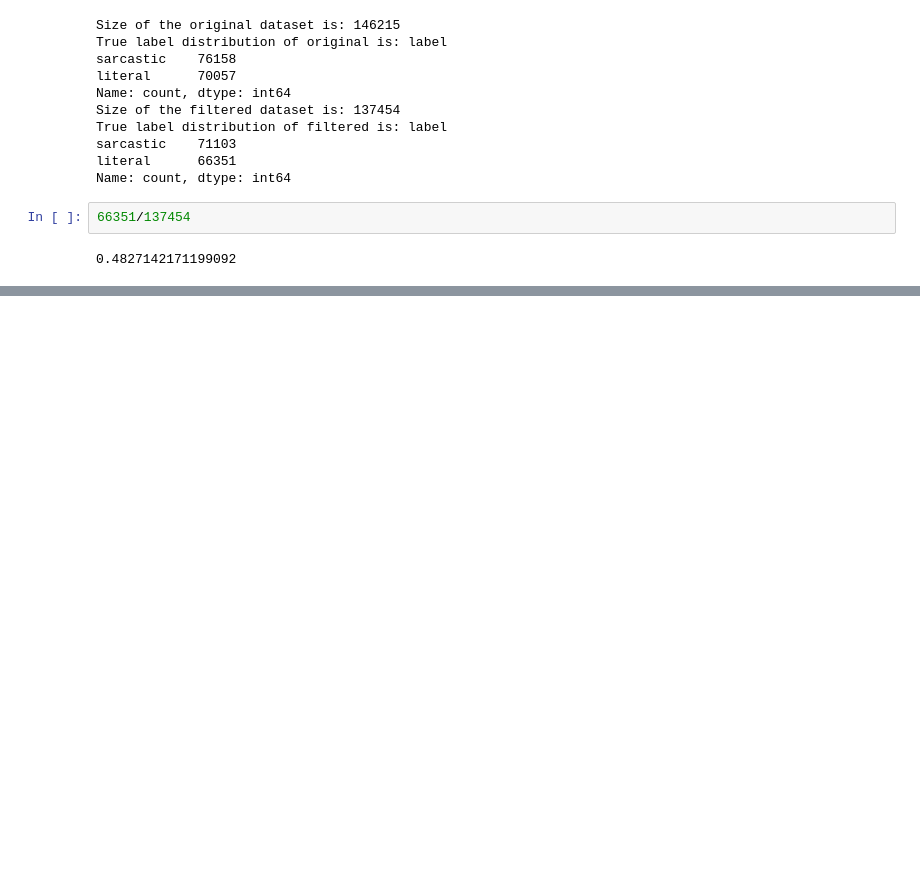
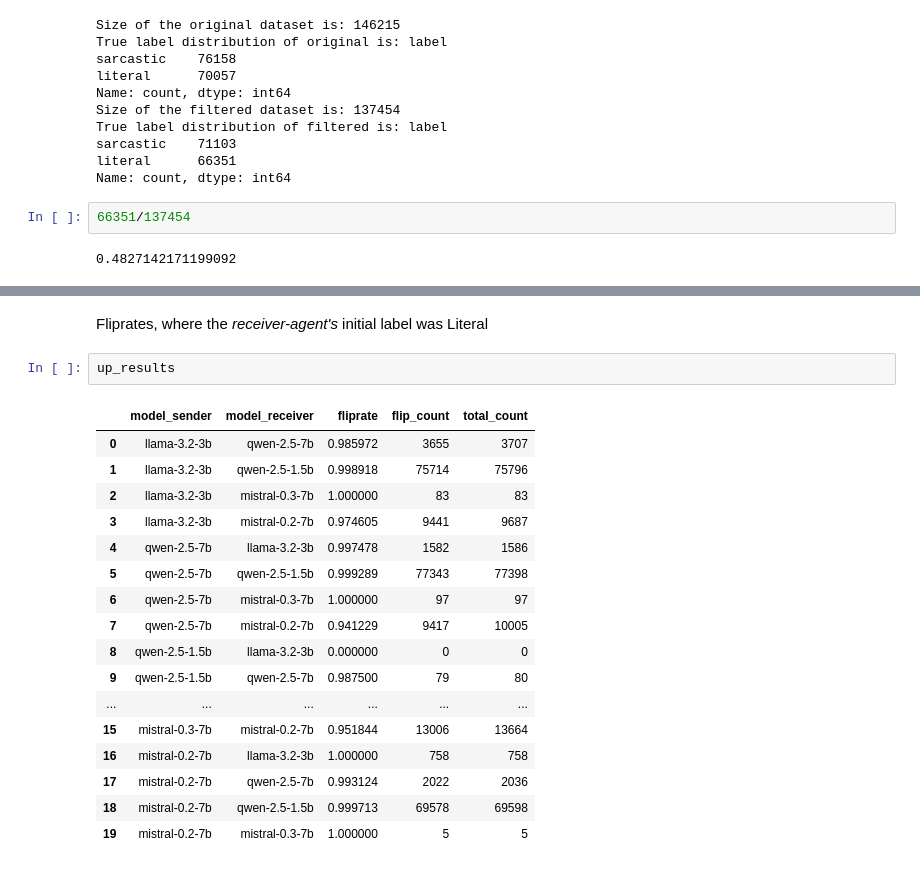
Before and after one commit to mariehaahr/mas, a Jupyter notebook: main-results.ipynb, the cells around one changed output, grey strips where cells are left out. Drawn from its saved outputs; the diff is of its cells as text; blank space fills up the shorter version.

```diff
--- a/main-results.ipynb
+++ b/main-results.ipynb
@@ -609,0 +588,22 @@ flagged.shape[0]
+# %% [markdown]
+Fliprates, where the *receiver-agent's* initial label was Literal
+# %%
+up_results
+# %% [output]
+|  | model_sender | model_receiver | fliprate | flip_count | total_count |
+| 0 | llama-3.2-3b | qwen-2.5-7b | 0.985972 | 3655 | 3707 |
+| 1 | llama-3.2-3b | qwen-2.5-1.5b | 0.998918 | 75714 | 75796 |
+| 2 | llama-3.2-3b | mistral-0.3-7b | 1.000000 | 83 | 83 |
+| 3 | llama-3.2-3b | mistral-0.2-7b | 0.974605 | 9441 | 9687 |
+| 4 | qwen-2.5-7b | llama-3.2-3b | 0.997478 | 1582 | 1586 |
+| 5 | qwen-2.5-7b | qwen-2.5-1.5b | 0.999289 | 77343 | 77398 |
+| 6 | qwen-2.5-7b | mistral-0.3-7b | 1.000000 | 97 | 97 |
+| 7 | qwen-2.5-7b | mistral-0.2-7b | 0.941229 | 9417 | 10005 |
+| 8 | qwen-2.5-1.5b | llama-3.2-3b | 0.000000 | 0 | 0 |
+| 9 | qwen-2.5-1.5b | qwen-2.5-7b | 0.987500 | 79 | 80 |
+| ... | ... | ... | ... | ... | ... |
+| 15 | mistral-0.3-7b | mistral-0.2-7b | 0.951844 | 13006 | 13664 |
+| 16 | mistral-0.2-7b | llama-3.2-3b | 1.000000 | 758 | 758 |
+| 17 | mistral-0.2-7b | qwen-2.5-7b | 0.993124 | 2022 | 2036 |
+| 18 | mistral-0.2-7b | qwen-2.5-1.5b | 0.999713 | 69578 | 69598 |
+| 19 | mistral-0.2-7b | mistral-0.3-7b | 1.000000 | 5 | 5 |
```
Also changed, not shown: parts of 29 cells of this notebook, 2 other files.
